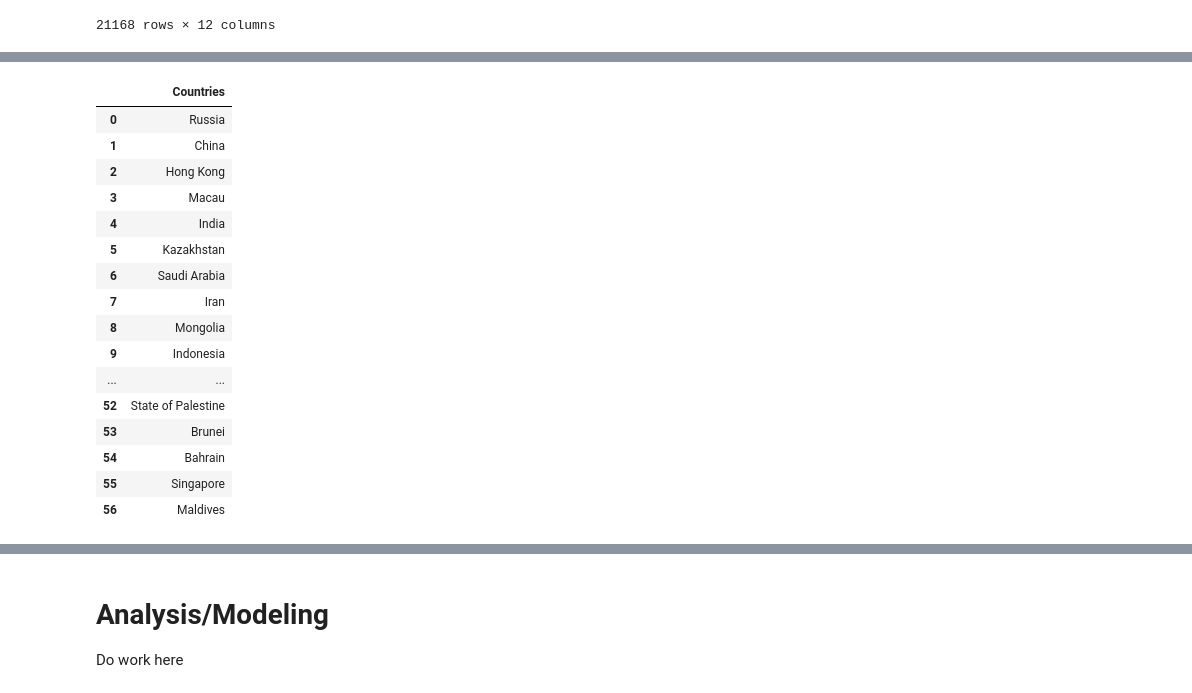
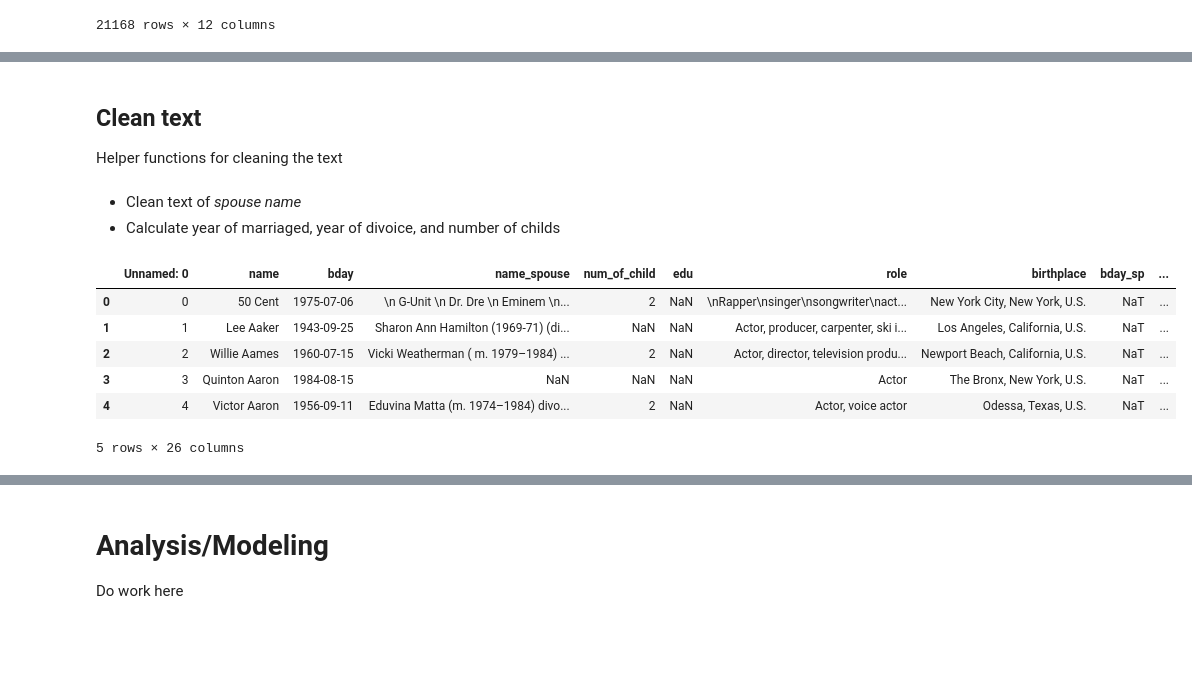
Before and after one commit to cyuancheng/BlogPost_Celebrity_Divorce, a Jupyter notebook: Wiki_parse_2.ipynb, the cells around one changed output, grey strips where cells are left out. Cells and saved outputs as stored; diff of their text form; code cells hidden in the pictures; blank space fills up the shorter version.

```diff
--- a/Wiki_parse_2.ipynb
+++ b/Wiki_parse_2.ipynb
@@ -685,23 +292,3 @@ print(Countries)
-# %%
-import pandas as pd
-df = pd.DataFrame()
-df['Countries'] = Countries
-df
-# %% [output]
-|  | Countries |
-| 0 | Russia |
-| 1 | China |
-| 2 | Hong Kong |
-| 3 | Macau |
-| 4 | India |
-| 5 | Kazakhstan |
-| 6 | Saudi Arabia |
-| 7 | Iran |
-| 8 | Mongolia |
-| 9 | Indonesia |
-| ... | ... |
-| 52 | State of Palestine |
-| 53 | Brunei |
-| 54 | Bahrain |
-| 55 | Singapore |
-| 56 | Maldives |
+# %% [markdown]
+## Clean text
+Helper functions for cleaning the text
@@ -707,0 +430,44 @@ df
+# %% [markdown]
+- Clean text of *spouse name*
+- Calculate year of marriaged, year of divoice, and number of childs
+# %%
+name_spouse = []
+year_m = []
+year_div = []
+name_sp_sp = []
+year_m_sp = []
+year_div_sp = []
+num_of_child = []
+num_of_child_sp = []
+
+
+for i in range(len(df)):
+    a_name, a_year_m, a_year_d = spouse_m_d(df['name_spouse'][i])
+    a_name_sp, a_year_m_sp, a_year_d_sp = spouse_m_d(df['name_sp_sp'][i])
+
+    a_child = clean_text_child(df['num_of_child'][i])
+    a_child_sp  = clean_text_child(df['num_of_child_sp'][i])
+
+    name_spouse.append(a_name); year_m.append(a_year_m);year_div.append(a_year_d);
+    name_sp_sp.append(a_name_sp); year_m_sp.append(a_year_m_sp);year_div_sp.append(a_year_d_sp);
+    num_of_child.append(a_child);
+    num_of_child_sp.append(a_child_sp);
+
+
+dict = {'name_spouse_cl':name_spouse, 'year_m':year_m, 'year_div': year_div, \
+        'name_sp_sp_cl':name_sp_sp, 'year_m_sp':year_m_sp, 'year_div_sp':year_div_sp,\
+        'num_of_child_cl':num_of_child , 'num_of_child_sp_cl':num_of_child_sp}
+
+df_spouse_info = pd.DataFrame(dict)
+# %%
+# combine dataframe
+df = pd.concat([df, df_spouse_info], axis=1)
+df.head()
+# %% [output]
+|  | Unnamed: 0 | name | bday | name_spouse | num_of_child | edu | role | birthplace | bday_sp | ... |
+| 0 | 0 | 50 Cent | 1975-07-06 | \n G-Unit \n Dr. Dre \n Eminem \n... | 2 | NaN | \nRapper\nsinger\nsongwriter\nact... | New York City, New York, U.S. | NaT | ... |
+| 1 | 1 | Lee Aaker | 1943-09-25 | Sharon Ann Hamilton (1969-71) (di... | NaN | NaN | Actor, producer, carpenter, ski i... | Los Angeles, California, U.S. | NaT | ... |
+| 2 | 2 | Willie Aames | 1960-07-15 | Vicki Weatherman ( m. 1979–1984) ... | 2 | NaN | Actor, director, television produ... | Newport Beach, California, U.S. | NaT | ... |
+| 3 | 3 | Quinton Aaron | 1984-08-15 | NaN | NaN | NaN | Actor | The Bronx, New York, U.S. | NaT | ... |
+| 4 | 4 | Victor Aaron | 1956-09-11 | Eduvina Matta (m. 1974–1984) divo... | 2 | NaN | Actor, voice actor | Odessa, Texas, U.S. | NaT | ... |
+5 rows × 26 columns
```
Also changed, not shown: parts of 51 cells of this notebook, 2 other files.
